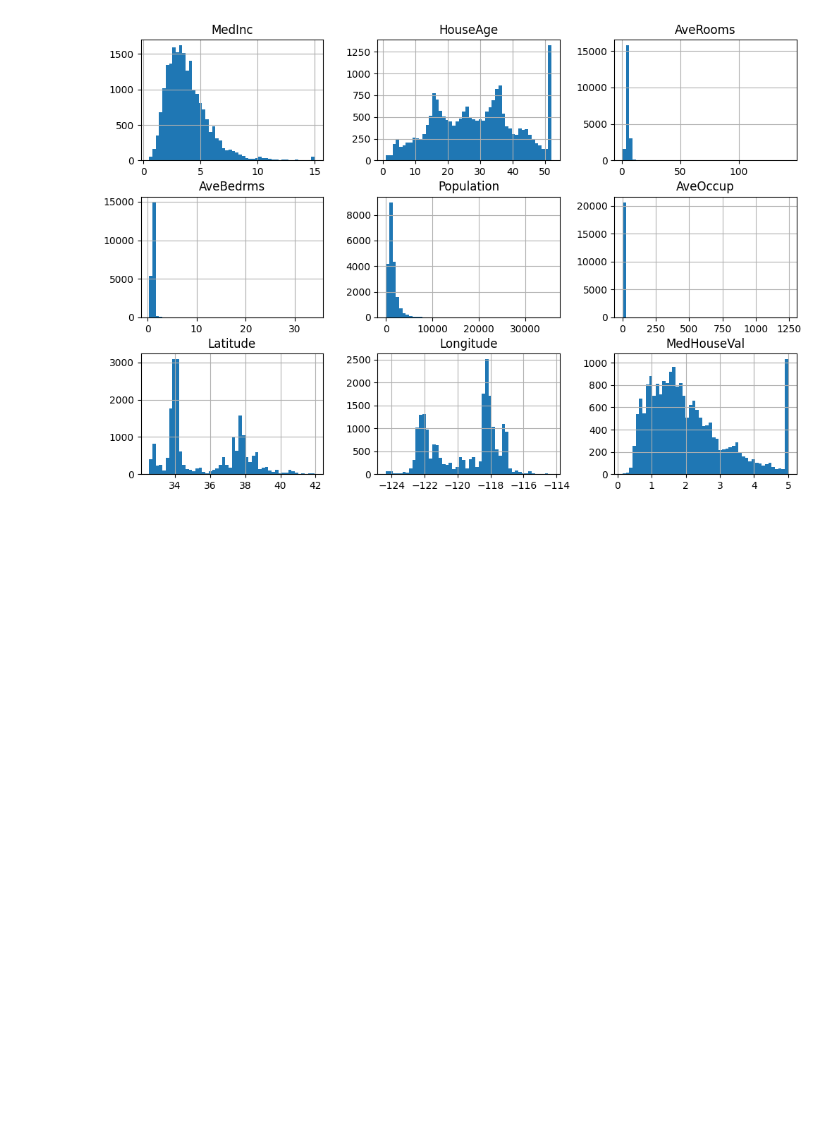
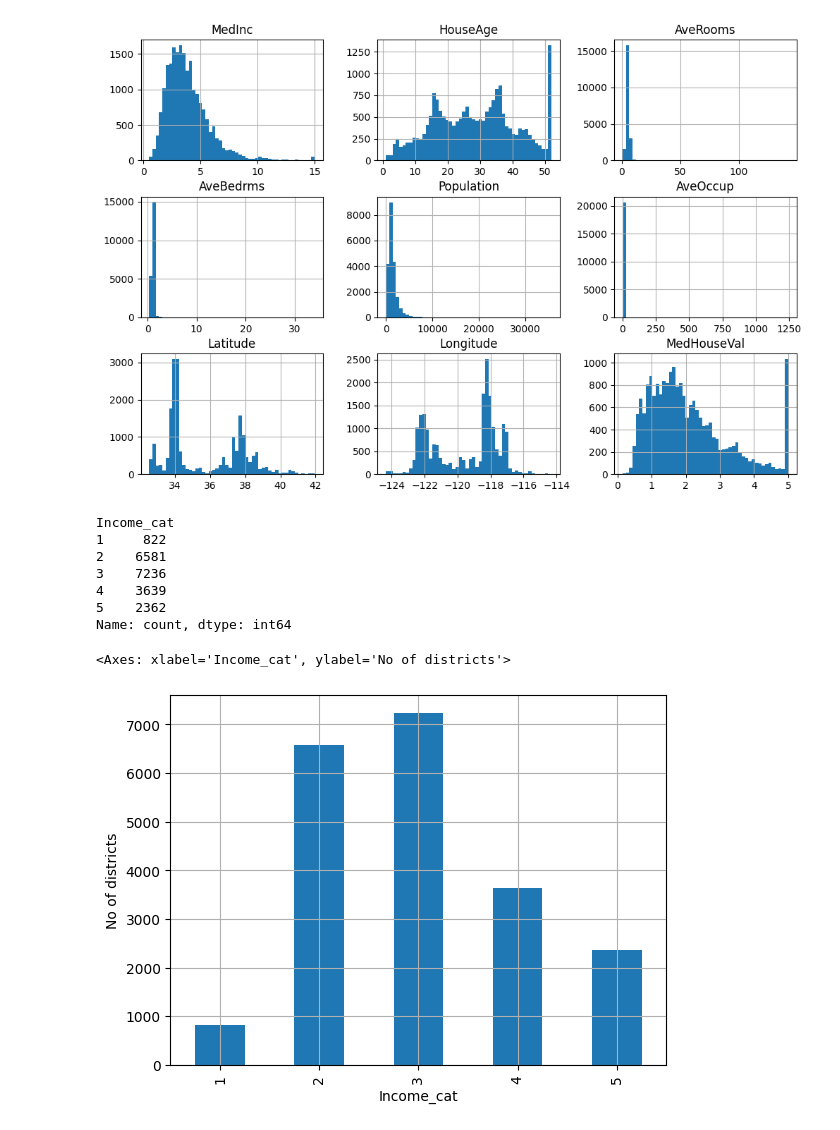
Before and after one commit to lolshark99/Working-on-data-using-pandas-python-, a Jupyter notebook: CALI HOUSING.ipynb, the cells around one changed output. Cells and saved outputs as stored; diff of their text form; code cells hidden in the pictures; blank space fills up the shorter version.

```diff
--- a/CALI HOUSING.ipynb
+++ b/CALI HOUSING.ipynb
@@ -88,0 +89,20 @@ plt.show()
+# %%
+data_set["Income_cat"] = pd.cut(data_set["MedInc"],
+                                bins = [0. , 1.5 , 3.0 , 4.5 , 6., np.inf],
+                                labels = [1 , 2  , 3 , 4 ,5])
+#this divided the income data into a data which has a lesser bias
+# %%
+frequency = data_set["Income_cat"].value_counts().sort_index()
+print(frequency)
+plt.ylabel("No of districts")
+frequency.plot(kind = "bar" , grid = True )
+# %% [output]
+Income_cat
+1     822
+2    6581
+3    7236
+4    3639
+5    2362
+Name: count, dtype: int64
+<Axes: xlabel='Income_cat', ylabel='No of districts'>
+[figure, added]
```
Also changed, not shown: parts of 5 cells of this notebook.
